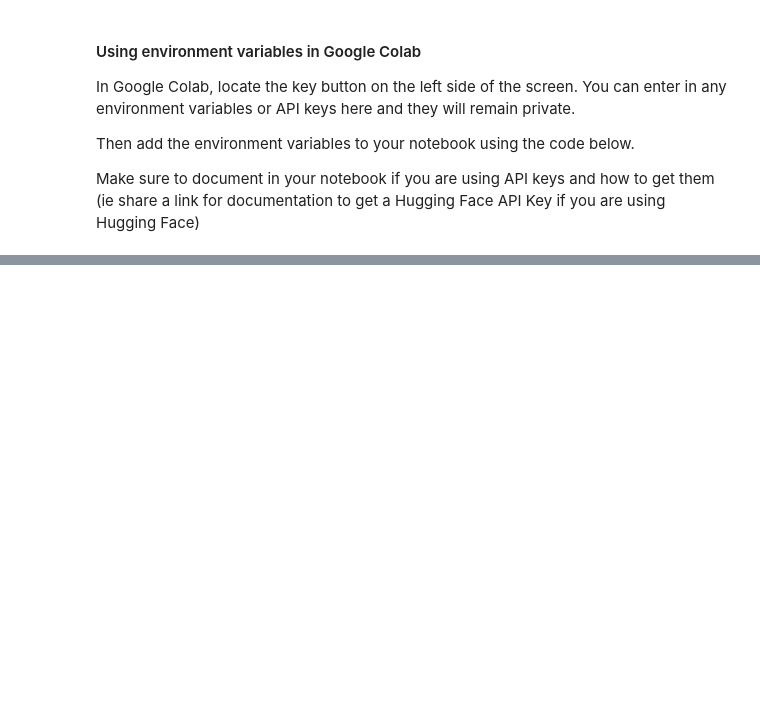
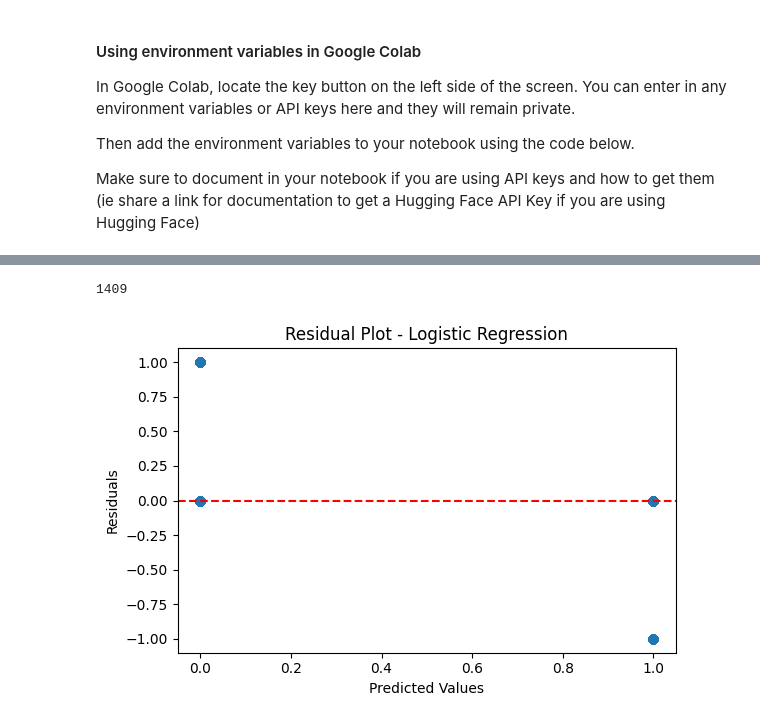
Before and after one commit to dvm14/Duke-XAI, a Jupyter notebook: diya_assignment2.ipynb, the cells around one changed output, grey strips where cells are left out. Drawn from its saved outputs; the diff is of its cells as text; code cells hidden in the pictures; blank space fills up the shorter version.

```diff
--- a/diya_assignment2.ipynb
+++ b/diya_assignment2.ipynb
@@ -62,0 +240,5 @@ userdata.get('secretName')
+# %%
+plot_residuals(X_train_processed, y_train, X_test_processed, y_test, LogisticRegression(), "Logistic Regression")
+# %% [output]
+1409
+[figure, added]
```
Also changed, not shown: parts of 59 cells of this notebook.
